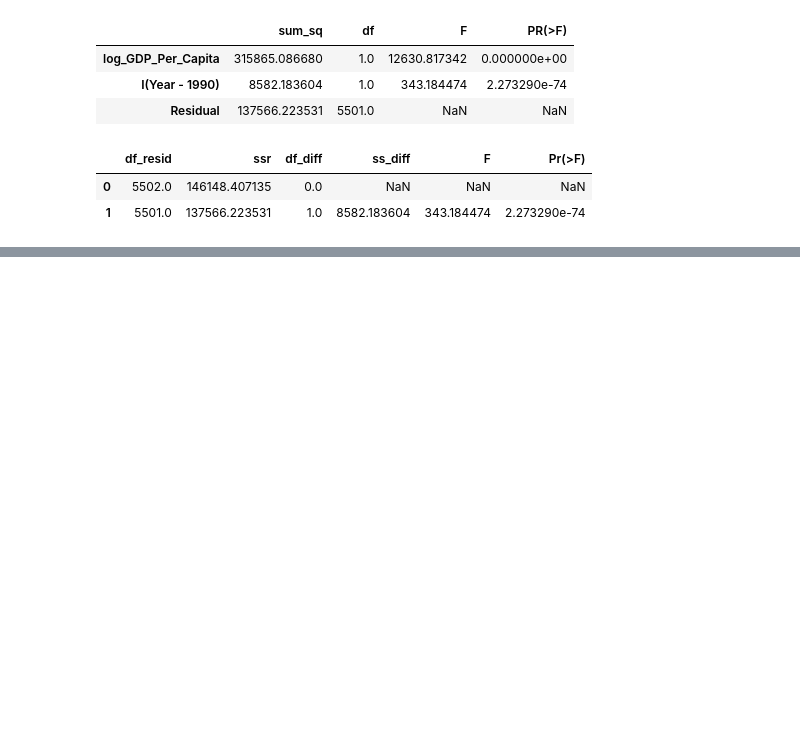
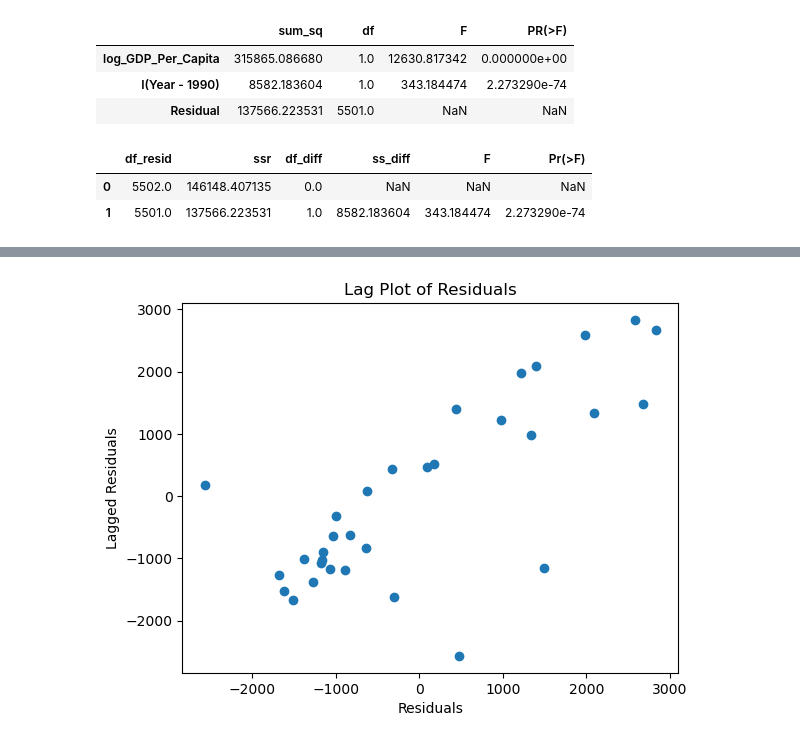
Before and after one commit to nss-data-science-cohort-8/un-linear-regression-DrewRichard7, a Jupyter notebook: notebooks/linear_regression_practice.ipynb, the cells around one changed output, grey strips where cells are left out. Cells and saved outputs as stored; diff of their text form; code cells hidden in the pictures; blank space fills up the shorter version.

```diff
--- a/notebooks/linear_regression_practice.ipynb
+++ b/notebooks/linear_regression_practice.ipynb
@@ -380,0 +522,5 @@ display(sms.anova_lm(log_gdp_lm, log_gdp_lm_year))
+# %%
+# Extract USA data
+us_data = gdp_le[gdp_le['Country'] == 'United States'].copy()
+# fit model to US data
+lm_us_gdp_year = smf.ols('GDP_Per_Capita ~ Year', data=us_data).fit()
@@ -380,0 +553,14 @@ display(sms.anova_lm(log_gdp_lm, log_gdp_lm_year))
+# %%
+# add residuals to dataset and shift so they can be plotted against each other
+residuals = lm_us_gdp_year.resid
+us_data['residuals'] = residuals
+us_data['lag_residuals'] = residuals.shift(1)
+
+# Plot residuals vs. lagged residuals
+plt.scatter(us_data['residuals'], us_data['lag_residuals'])
+plt.xlabel('Residuals')
+plt.ylabel('Lagged Residuals')
+plt.title('Lag Plot of Residuals')
+plt.show()
+# %% [output]
+[figure, added]
```
Also changed, not shown: parts of 45 cells of this notebook.
